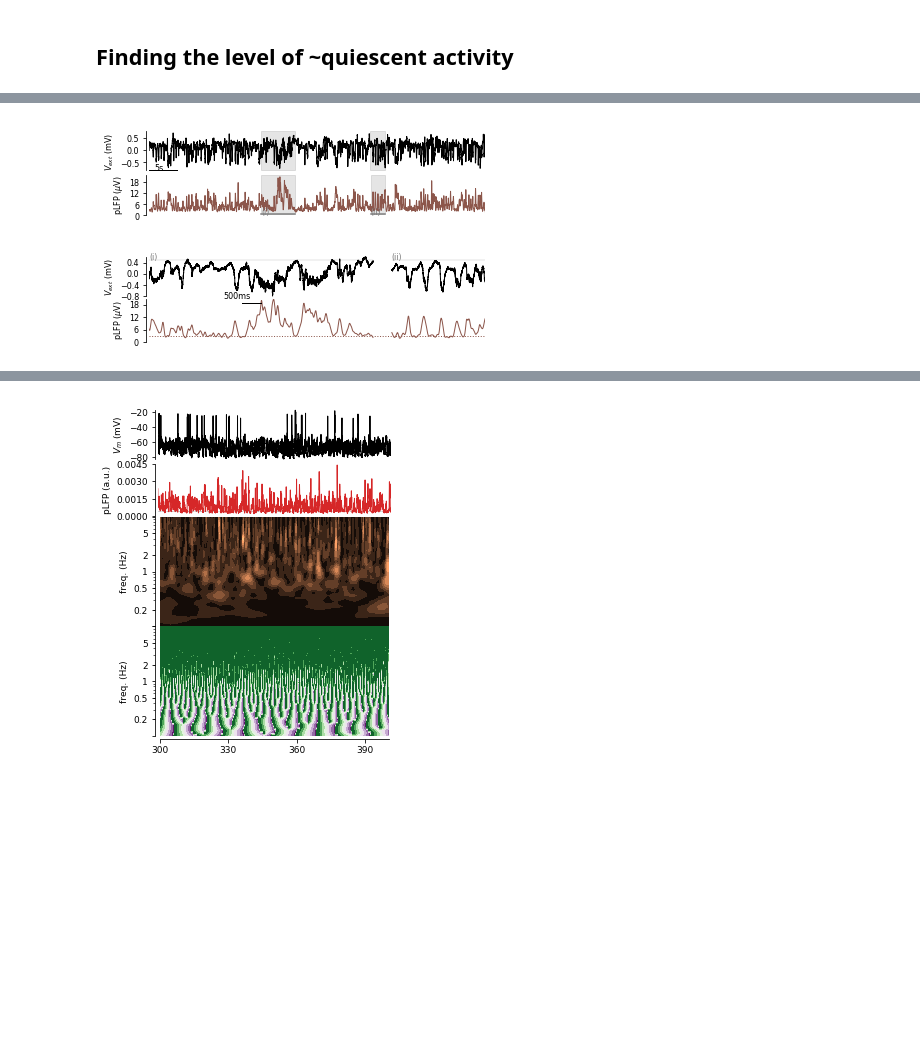
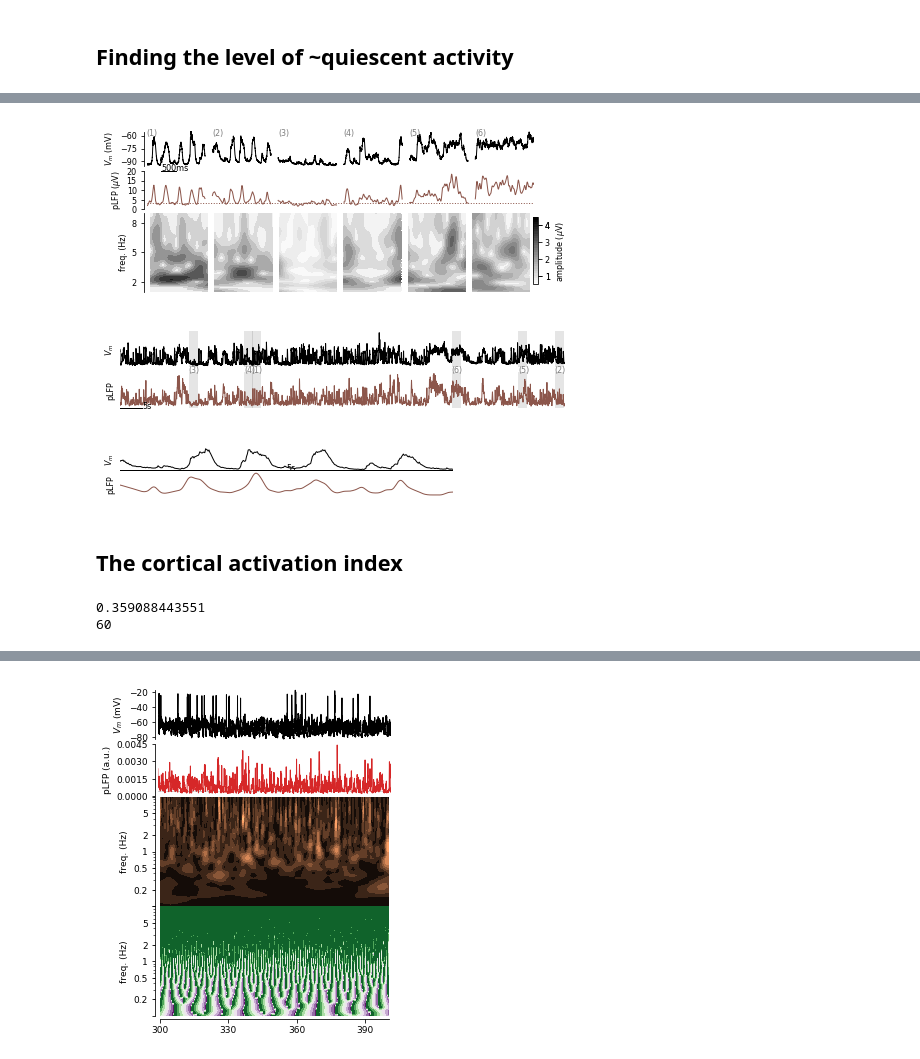
Before and after one commit to yzerlaut/NSI-paper, a Jupyter notebook: Notebook.ipynb, the cells around one changed output, grey strips where cells are left out. Drawn from its saved outputs; the diff is of its cells as text; code cells hidden in the pictures; blank space fills up the shorter version.

```diff
--- a/Notebook.ipynb
+++ b/Notebook.ipynb
@@ -595,11 +609,21 @@ def show_raw_LFP_and_pLFP(data, Zooms, pLFP_lim=[0,50],
     return fig
-# %%
-Zooms=[[110,116], [129.5,132]]
-fig_full = show_raw_LFP_large_scale(data_awake, tstart=90, Zooms=Zooms, Tshift=-5)
-fig_zoom = show_raw_LFP_and_pLFP(data_awake, Zooms, pLFP_lim=[0,21], Tshift=-4, Tspace=.5)
-# %% [output]
-[figure, removed]
-[figure, removed]
+# %%
+Zooms=[x+np.arange(2)*2 for x in [129.7, 197.8, 115.5, 128, 189.6, 174.6]]
+#Zooms=[x+np.arange(2)*2 for x in [198, 115.5, 128, 189.6, 174.6]]
+fig_zoom = show_raw_LFP_and_pLFP(data_awake, Zooms, pLFP_lim=[0,20], Tshift=-4, Tspace=.25, Alim=[0,4.2])
+fig_zoom.savefig(desktop+'fig.png', dpi=300)
+# %% [output]
+[figure, added]
+# %%
+fig_full = show_raw_data_large_scale(data_awake, Zooms=Zooms, Tshift=-5)
+fig_full.savefig(desktop+'fig.png', dpi=300)
+# %% [output]
+[figure, added]
+# %%
+t0, length = 198, 2
+fig_full = show_raw_data_large_scale(data_awake, tstart=t0, tend=t0+length, Zooms=[], Tshift=-5)
+# %% [output]
+[figure, added]
 # %%
 from graphs.plot_export import put_list_of_figs_to_svg_fig
 put_list_of_figs_to_svg_fig([fig_full, fig_zoom],
@@ -612,2 +636,33 @@ put_list_of_figs_to_svg_fig([fig_full, fig_zoom],
                                    'LABELS':['a','b']},
                             visualize=True)
+# %% [markdown]
+## The cortical activation index
+# %%
+def compute_CAI(data, threshold_factor=2., band=[2,10], smoothing=100e-3, window=300e-3):
+    print(data['noise_estimate'])
+    threshold = threshold_factor*data['noise_estimate']
+    freqs_cond = (data['low_freqs']>=band[0]) & (data['low_freqs']<=band[1])
+    low_freq_pow = gaussian_smoothing(np.max(np.abs(data['W_low_freqs'])[freqs_cond, :], axis=0), int(smoothing/data['new_dt']))
+    mean_pLFP = gaussian_smoothing(\
+                          np.abs(data['pLFP']-data['max_of_hist']),
+                          int(smoothing/data['new_dt']))
+    iwindow = int(window/data['new_dt'])
+    print(iwindow)
+    CAI = np.zeros(len(data['new_t']))
+    for i in range(len(data['new_t'])):
+        p_mean = np.mean(low_freq_pow[np.max([i-iwindow, 0]):np.min([i+iwindow, len(data['new_t'])])])
+        if p_mean>threshold:
+           CAI[i] = -p_mean
+        else:
+           CAI[i] = mean_pLFP[i]
+    # low_freq_cond = (low_freq_pow>threshold)
+    # CAI[low_freq_cond] = -gaussian_smoothing(low_freq_pow, int(smoothing/data['new_dt']))[low_freq_cond]
+    # CAI[np.invert(low_freq_cond)] = gaussian_smoothing(\
+    #                       np.abs(data['pLFP']-data['max_of_hist']),
+    #                       int(smoothing/data['new_dt']))[np.invert(low_freq_cond)]
+    data['CAI'] = CAI/data['noise_estimate']
+
+compute_CAI(data_awake)
+# %% [output]
+0.359088443551
+60
```
Also changed, not shown: parts of 14 cells of this notebook.
